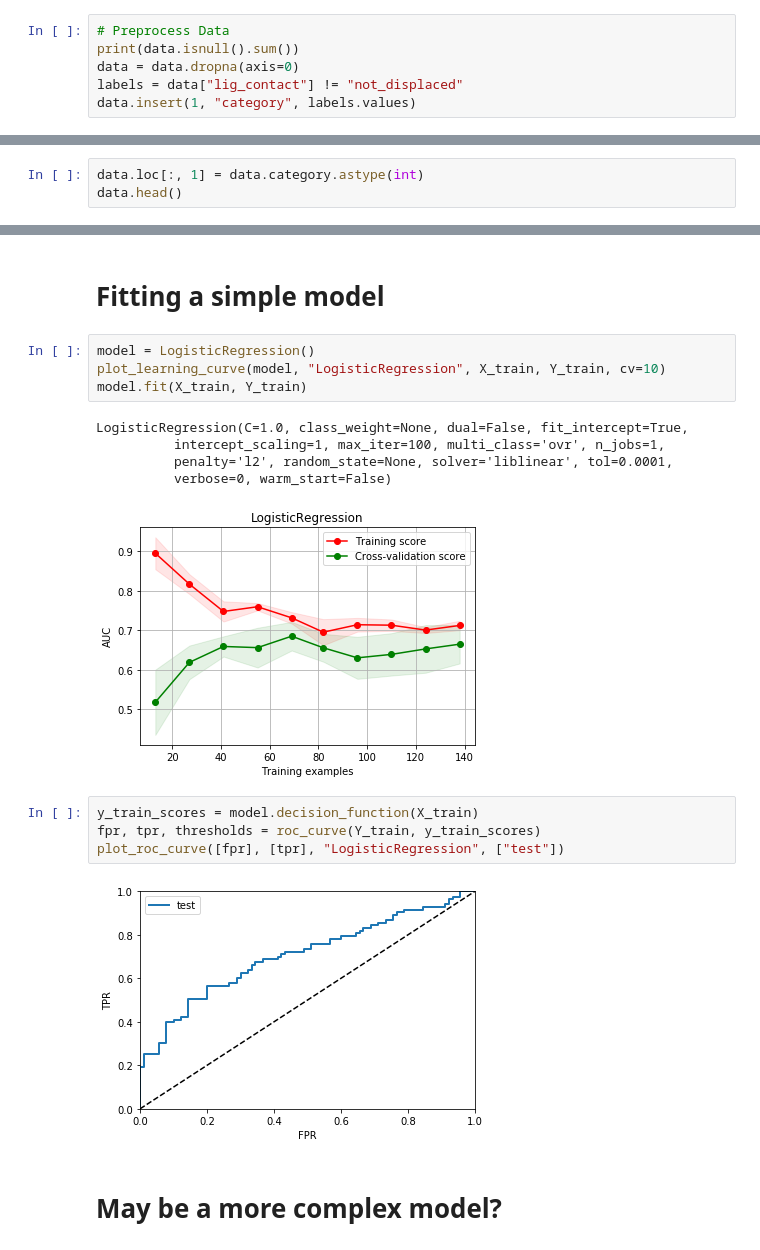
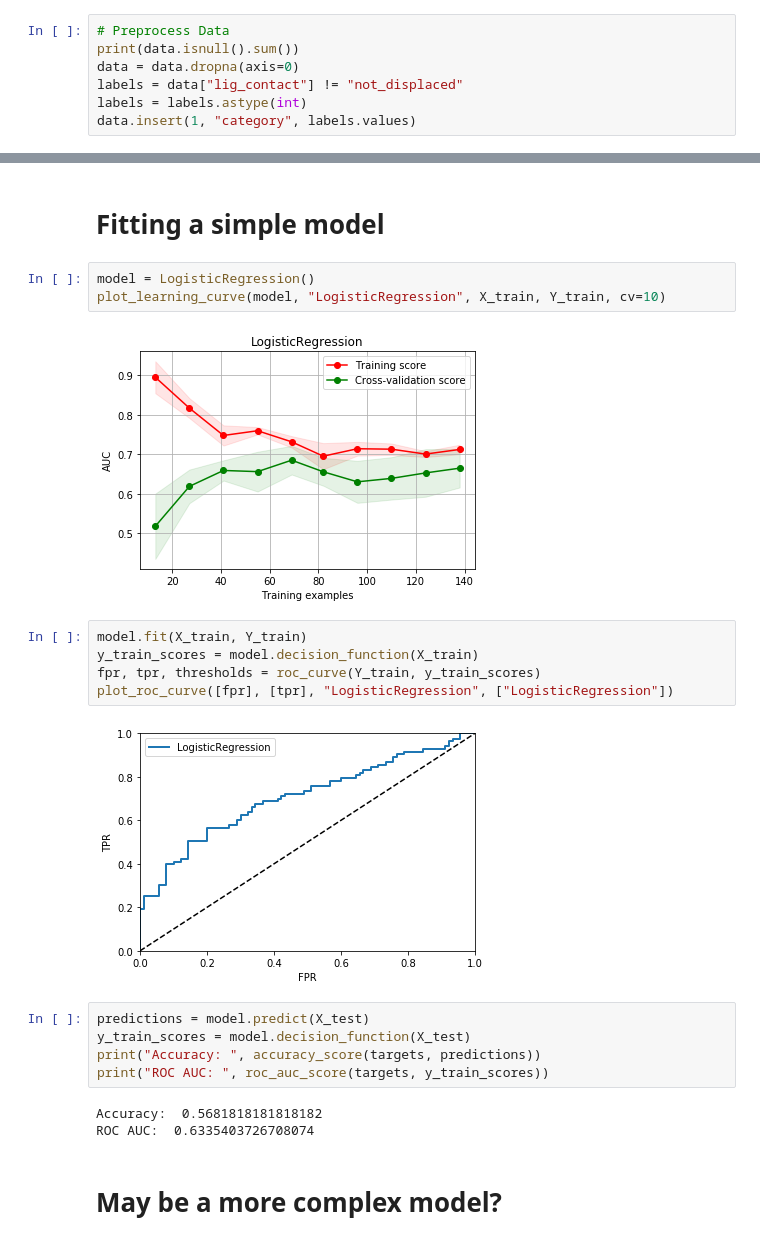
Before and after one commit to kamran-haider/insightdemo, a Jupyter notebook: 02_ml_water_displacement.ipynb, the cells around one changed output, grey strips where cells are left out. Cells and saved outputs as stored; diff of their text form.

```diff
--- a/02_ml_water_displacement.ipynb
+++ b/02_ml_water_displacement.ipynb
@@ -31,6 +31,7 @@ data.head()
 print(data.isnull().sum())
 data = data.dropna(axis=0)
 labels = data["lig_contact"] != "not_displaced"
+labels = labels.astype(int)
 data.insert(1, "category", labels.values)
 # %% [output]
 Protein               0
@@ -50,6 +51,3 @@ lig_contact           0
 t_statistic           0
 p_value               0
 dtype: int64
-# %%
-data.loc[:, 1] = data.category.astype(int)
-data.head()
@@ -84,19 +79,23 @@ X_train, X_test, Y_train, Y_test = train_test_split(X_std, Y, test_size=0.2, ran
 # %%
 model = LogisticRegression()
 plot_learning_curve(model, "LogisticRegression", X_train, Y_train, cv=10)
-model.fit(X_train, Y_train)
 # %% [output]
-LogisticRegression(C=1.0, class_weight=None, dual=False, fit_intercept=True,
-          intercept_scaling=1, max_iter=100, multi_class='ovr', n_jobs=1,
-          penalty='l2', random_state=None, solver='liblinear', tol=0.0001,
-          verbose=0, warm_start=False)
 [figure]
 # %%
+model.fit(X_train, Y_train)
 y_train_scores = model.decision_function(X_train)
 fpr, tpr, thresholds = roc_curve(Y_train, y_train_scores)
-plot_roc_curve([fpr], [tpr], "LogisticRegression", ["test"])
+plot_roc_curve([fpr], [tpr], "LogisticRegression", ["LogisticRegression"])
 # %% [output]
-[figure, old version]
+[figure, new version]
+# %%
+predictions = model.predict(X_test)
+y_train_scores = model.decision_function(X_test)
+print("Accuracy: ", accuracy_score(targets, predictions))
+print("ROC AUC: ", roc_auc_score(targets, y_train_scores))
+# %% [output]
+Accuracy:  0.5681818181818182
+ROC AUC:  0.6335403726708074
 # %% [markdown]
 # May be a more complex model?
 # %%
```
Also changed, not shown: parts of 6 cells of this notebook, 2 other files.
